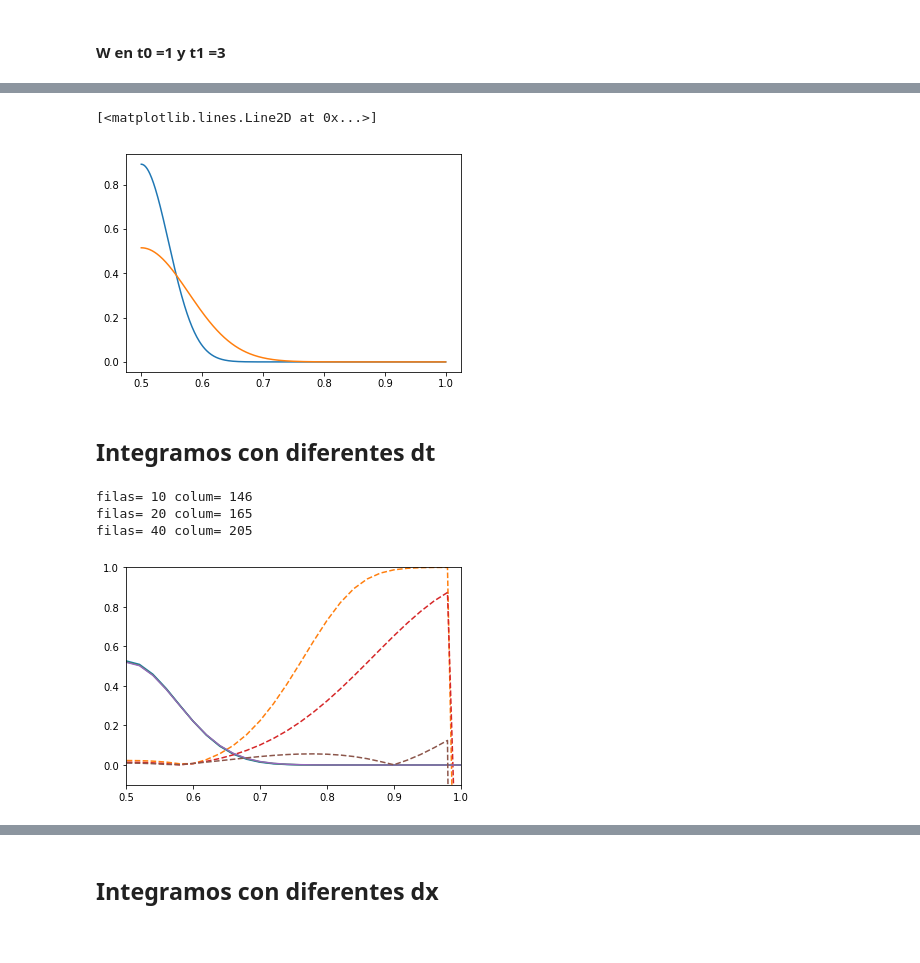
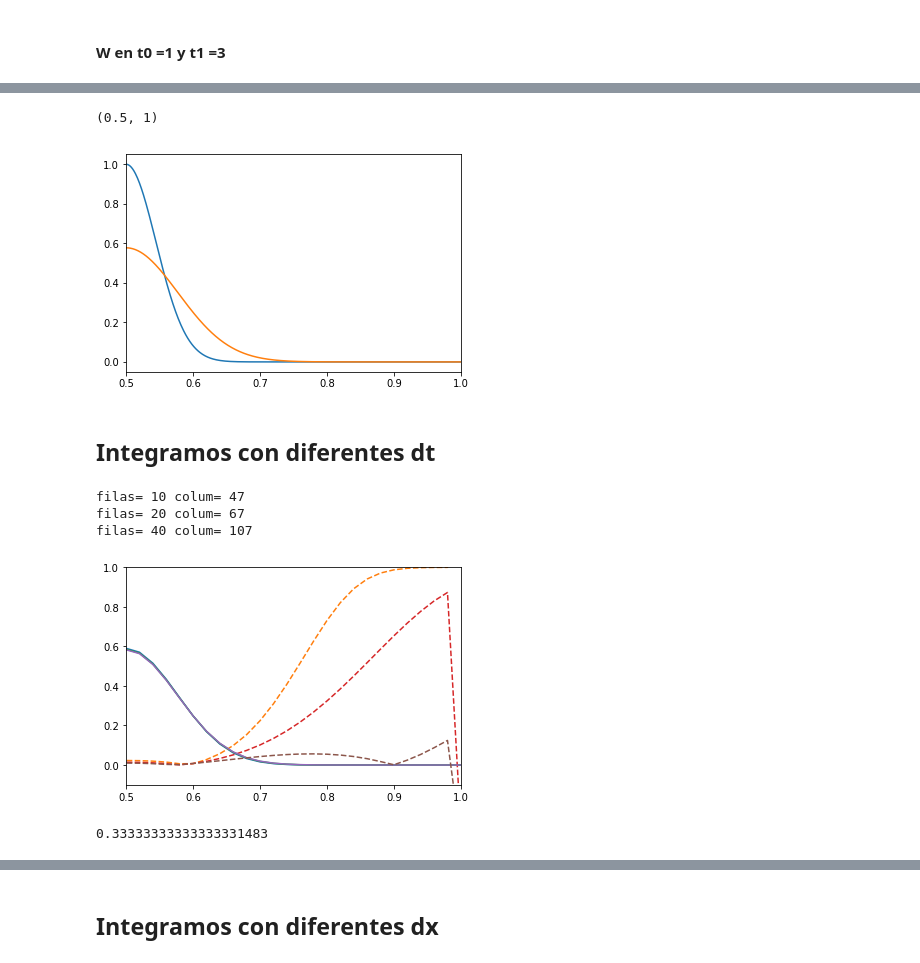
Before and after one commit to ornemarioni/mn2, a Jupyter notebook: Capitulo2.ipynb, the cells around one changed output, grey strips where cells are left out. Saved outputs shown, nothing was run; the diff lists cells and outputs as text; code cells hidden in the pictures.

```diff
--- a/Capitulo2.ipynb
+++ b/Capitulo2.ipynb
@@ -124,10 +124,10 @@ t1 = 3.
 
 def w(x, t, vd):
     sumatoria = 0.
-    for i in range(1,10000):
+    for i in range(1,1000):
         q1 = np.sin(pi*i/2.)
         q2 = np.sin(pi*i*x)
-        q3 = np.exp(-vd*t*(pi*i)**2)
+        q3 = np.exp(-vd*t*(pi*i)**2.)
 
         sumatoria = sumatoria + q1*q2*q3
 
@@ -137,13 +149,14 @@ def w(x, t, vd):
 # %%
 import numpy as np
 x = np.arange(0.5,1,0.001)
 vd = 0.001
 
-plt.plot(x,w(x,t0,vd)/10)
-plt.plot(x,w(x,t1,vd)/10)
+plt.plot(x,w(x,t0,vd)/w(0.5,t0,vd))
+plt.plot(x,w(x,t1,vd)/w(0.5,t0,vd))
+plt.xlim(0.5,1)
 # %% [output]
-[<matplotlib.lines.Line2D at 0x...>]
+(0.5, 1)
-[figure, old version]
+[figure, new version]
 # %% [markdown]
 ## Integramos con diferentes dt
 # %%
@@ -153,7 +166,7 @@ dt = np.array([0.2,0.1,0.05])
 for k in range(0,3):
     filas = np.int((t1-t0)/dt[k])
 
-    aux = filas * dx +1
+    aux = (filas+1) * dx
     x = np.arange(0.5-aux,1.+aux, dx) #acá agregamos tantos puntos como pasos de integración tenemos (porque los vamos a perder)
 
     colum = np.int(len(x))
@@ -170,7 +183,7 @@ for k in range(0,3):
         for j in range(i, colum-i-1):
             u[i+1,j] = u[i,j] + vd * dt[k]/dx**2 * (u[i,j+1] + u[i,j-1] - 2*u[i,j])
 
-    plt.plot(x,u[-1,:]/10)
+    plt.plot(x,u[-1,:]/w(0.5,t0,vd))
     plt.xlim(0.5,1)
     plt.ylim(-0.1,1.)
 
@@ -179,7 +192,11 @@ for k in range(0,3):
     plt.plot (x, error,'--')
 # plt.plot(x,w(x,t1,vd)/10)
 # %% [output]
-filas= 10 colum= 146
-filas= 20 colum= 165
-filas= 40 colum= 205
+filas= 10 colum= 47
+filas= 20 colum= 67
+filas= 40 colum= 107
-[figure, old version]
+[figure, new version]
+# %%
+np.float128(1./3)
+# %% [output]
+0.33333333333333331483
```
Also changed, not shown: parts of 5 cells of this notebook.
